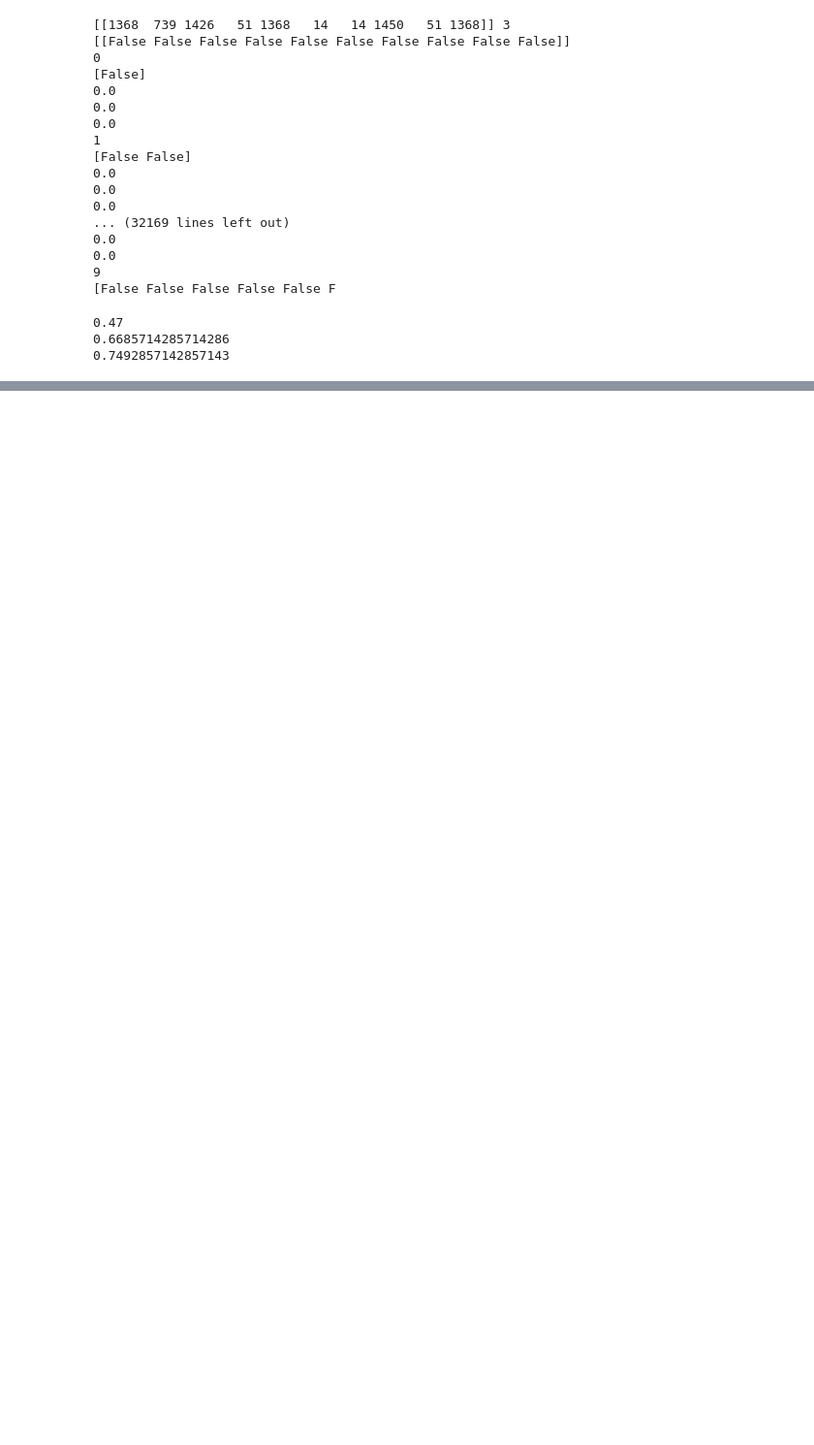
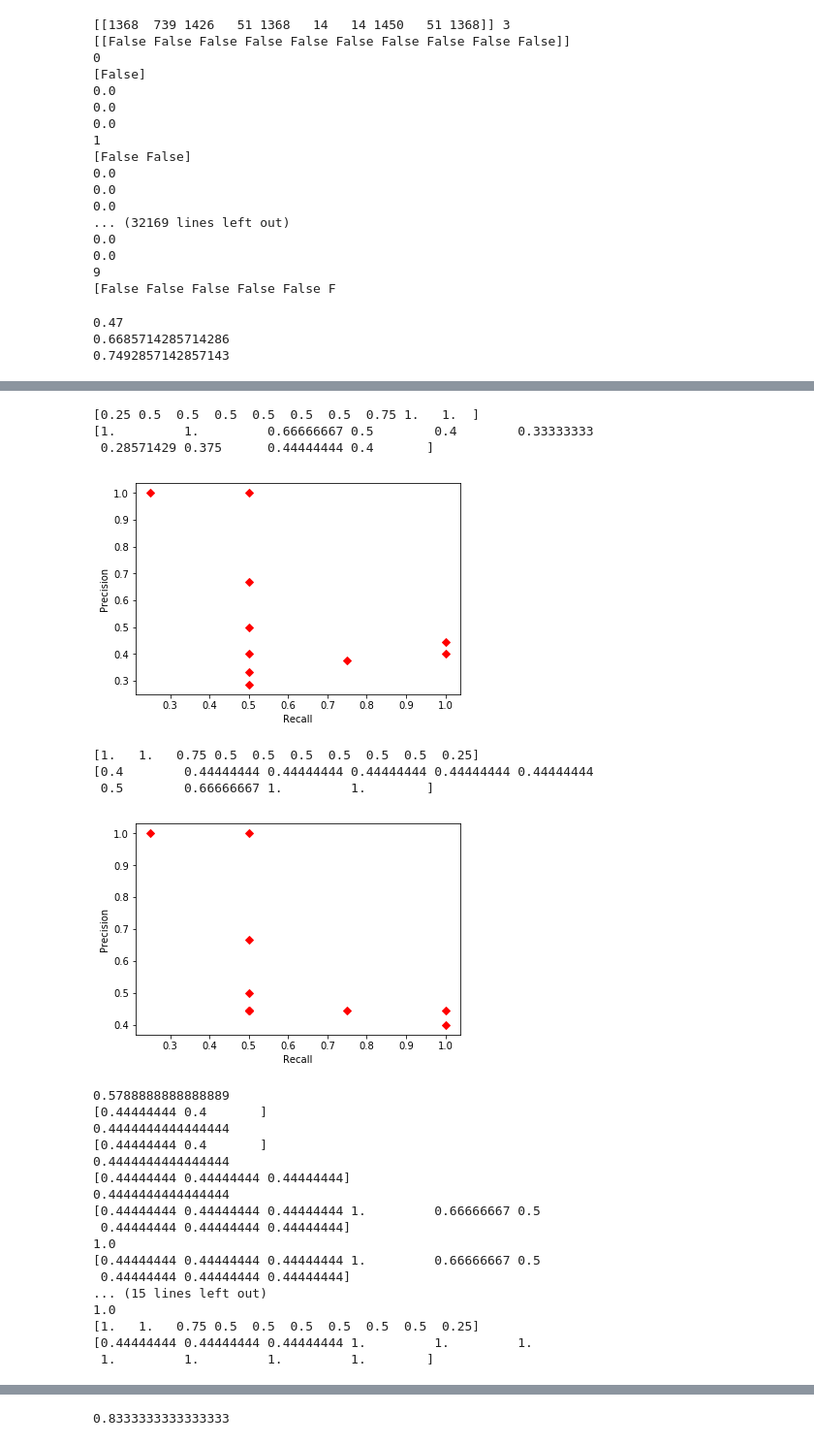
Before and after one commit to Karcsi127/pattrec2, a Jupyter notebook: 1 - Baseline Approach.ipynb, the cells around one changed output, grey strips where cells are left out. Shown at 97% size. Saved outputs shown, nothing was run; the diff lists cells and outputs as text; code cells hidden in the pictures; blank space fills up the shorter version.

Commit message:
Adding mean average precision

```diff
--- a/1 - Baseline Approach.ipynb
+++ b/1 - Baseline Approach.ipynb
@@ -96,0 +88,76 @@ print (top_k_accuracies_rank[:, 9].mean())
+# %%
+import matplotlib.pyplot as plt
+# Try index 1100, that is nice
+recall = top_k_accuracies_recall[1100, :]
+precision = top_k_accuracies_classical[1100, :]
+print (recall)
+print (precision)
+
+plt.figure()
+plt.plot(recall, precision, 'rD')
+plt.xlabel('Recall')
+plt.ylabel('Precision')
+plt.show()
+
+index = (recall).argsort()[::-1] # argsort returns the indices that would sort an array (in this case the vector recall)
+recall = recall[index]
+precision = precision[index]
+for i in range (0, recall.shape[0], 1):
+    precision[i] = np.max(precision[:(i+1)])
+print (recall)
+print (precision)
+
+plt.figure()
+plt.plot(recall, precision, 'rD')
+plt.xlabel('Recall')
+plt.ylabel('Precision')
+plt.show()
+
+ap = np.mean(precision)
+print (ap)
+
+index = (recall).argsort()[::-1] # argsort returns the indices that would sort an array (in this case the vector recall)
+recall = recall[index]
+precision = precision[index]
+for i in range (0, recall.shape[0], 1):
+    a = recall[i]
+    print (precision[recall>=a])
+    precision[i] = np.max(precision[recall>=a])
+    print (precision[i])
+print (recall)
+print (precision)
+
+plt.figure()
+plt.plot(recall, precision, 'rD')
+plt.xlabel('Recall')
+plt.ylabel('Precision')
+plt.show()
+
+ap = np.mean(precision)
+print (ap)
+# %% [output]
+[0.25 0.5  0.5  0.5  0.5  0.5  0.5  0.75 1.   1.  ]
+[1.         1.         0.66666667 0.5        0.4        0.33333333
+ 0.28571429 0.375      0.44444444 0.4       ]
+[figure, added]
+[1.   1.   0.75 0.5  0.5  0.5  0.5  0.5  0.5  0.25]
+[0.4        0.44444444 0.44444444 0.44444444 0.44444444 0.44444444
+ 0.5        0.66666667 1.         1.        ]
+[figure, added]
+0.5788888888888889
+[0.44444444 0.4       ]
+0.4444444444444444
+[0.44444444 0.4       ]
+0.4444444444444444
+[0.44444444 0.44444444 0.44444444]
+0.4444444444444444
+[0.44444444 0.44444444 0.44444444 1.         0.66666667 0.5
+ 0.44444444 0.44444444 0.44444444]
+1.0
+[0.44444444 0.44444444 0.44444444 1.         0.66666667 0.5
+ 0.44444444 0.44444444 0.44444444]
+... (15 lines left out)
+1.0
+[1.   1.   0.75 0.5  0.5  0.5  0.5  0.5  0.5  0.25]
+[0.44444444 0.44444444 0.44444444 1.         1.         1.
+ 1.         1.         1.         1.        ]
@@ -96,0 +165 @@ print (top_k_accuracies_rank[:, 9].mean())
+0.8333333333333333
```
Also changed, not shown: parts of 4 cells of this notebook.
